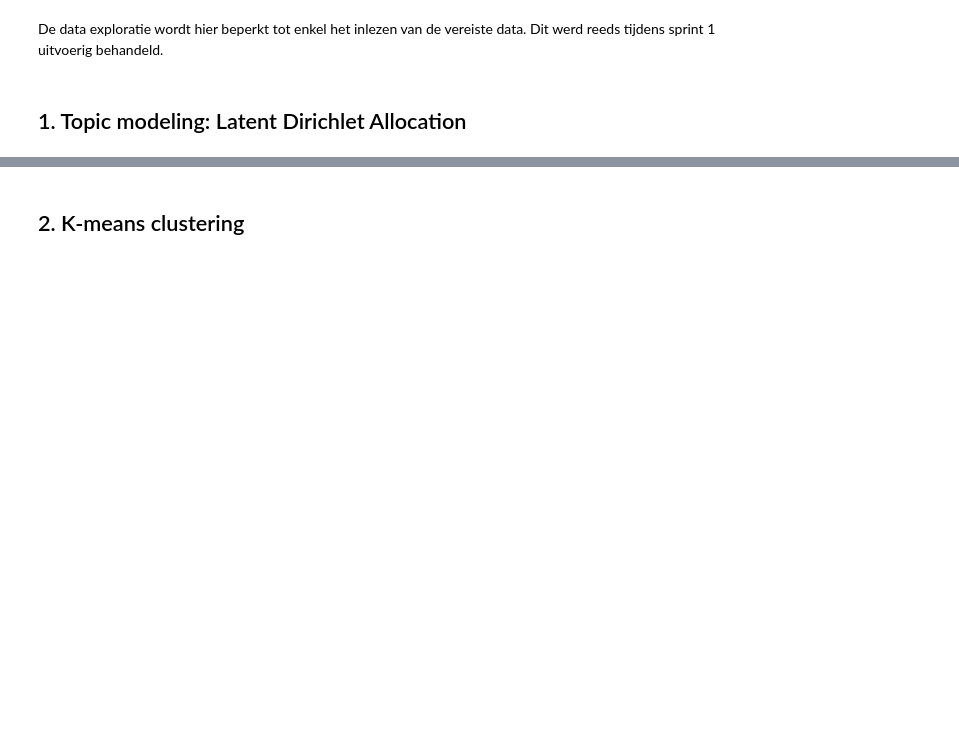
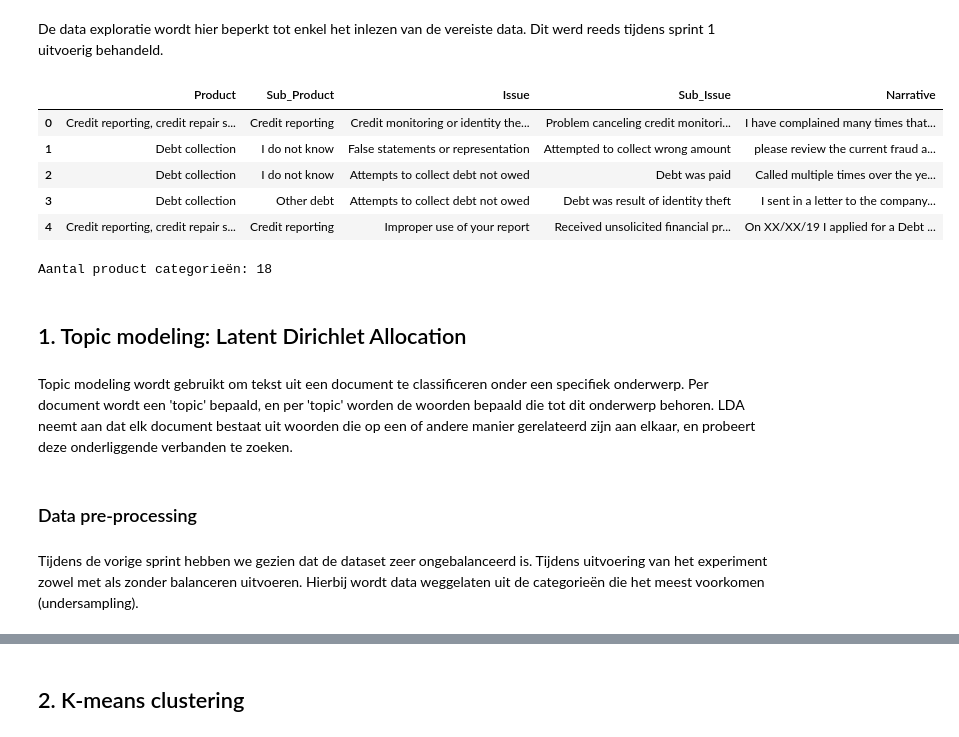
Before and after one commit to WouterStemgee/applied-machine-learning-consumer-complaints-database, a Jupyter notebook: sprint2_unsupervised-learning/sprint2_Wouter.ipynb, the cells around one changed output, grey strips where cells are left out. Drawn from its saved outputs; the diff is of its cells as text; code cells hidden in the pictures; blank space fills up the shorter version.

Commit message:
eerste LDA experimenten uitgevoerd

```diff
--- a/sprint2_unsupervised-learning/sprint2_Wouter.ipynb
+++ b/sprint2_unsupervised-learning/sprint2_Wouter.ipynb
@@ -16,11 +16,32 @@ De data exploratie wordt hier beperkt tot enkel het inlezen van de vereiste data
 # %%
 import numpy as np
 import pandas as pd
 import matplotlib.pyplot as plt
 import seaborn as sns
 
 rows_to_read = None # Gewenst aantal rijen inlezen (None = allemaal)
 
-complaints = pd.read_csv('../data/complaints.csv', delimiter=',', nrows=rows_to_read)
+complaints_df = pd.read_csv('../data/complaints.csv', delimiter=',', nrows=rows_to_read)
+complaints_df = complaints_df[['Product', 'Sub-product', 'Issue', 'Sub-issue', 'Consumer complaint narrative']].copy()
+complaints_df.columns = ['Product', 'Sub_Product', 'Issue', 'Sub_Issue', 'Narrative']
+complaints_df.head()
+# %% [output]
+|  | Product | Sub_Product | Issue | Sub_Issue | Narrative |
+| 0 | Credit reporting, credit repair s... | Credit reporting | Credit monitoring or identity the... | Problem canceling credit monitori... | I have complained many times that... |
+| 1 | Debt collection | I do not know | False statements or representation | Attempted to collect wrong amount | please review the current fraud a... |
+| 2 | Debt collection | I do not know | Attempts to collect debt not owed | Debt was paid | Called multiple times over the ye... |
+| 3 | Debt collection | Other debt | Attempts to collect debt not owed | Debt was result of identity theft | I sent in a letter to the company... |
+| 4 | Credit reporting, credit repair s... | Credit reporting | Improper use of your report | Received unsolicited financial pr... | On XX/XX/19 I applied for a Debt ... |
+# %%
+product_count = len(complaints_df.Product.unique())
+print('Aantal product categorieën:', product_count)
+# %% [output]
+Aantal product categorieën: 18
 # %% [markdown]
 ## 1. Topic modeling: Latent Dirichlet Allocation
+# %% [markdown]
+Topic modeling wordt gebruikt om tekst uit een document te classificeren onder een specifiek onderwerp. Per document wordt een 'topic' bepaald, en per 'topic' worden de woorden bepaald die tot dit onderwerp behoren. LDA neemt aan dat elk document bestaat uit woorden die op een of andere manier gerelateerd zijn aan elkaar, en probeert deze onderliggende verbanden te zoeken.
+# %% [markdown]
+### Data pre-processing
+# %% [markdown]
+Tijdens de vorige sprint hebben we gezien dat de dataset zeer ongebalanceerd is. Tijdens uitvoering van het experiment zowel met als zonder balanceren uitvoeren. Hierbij wordt data weggelaten uit de categorieën die het meest voorkomen (undersampling).
```
Also changed, not shown: parts of 12 cells of this notebook.
